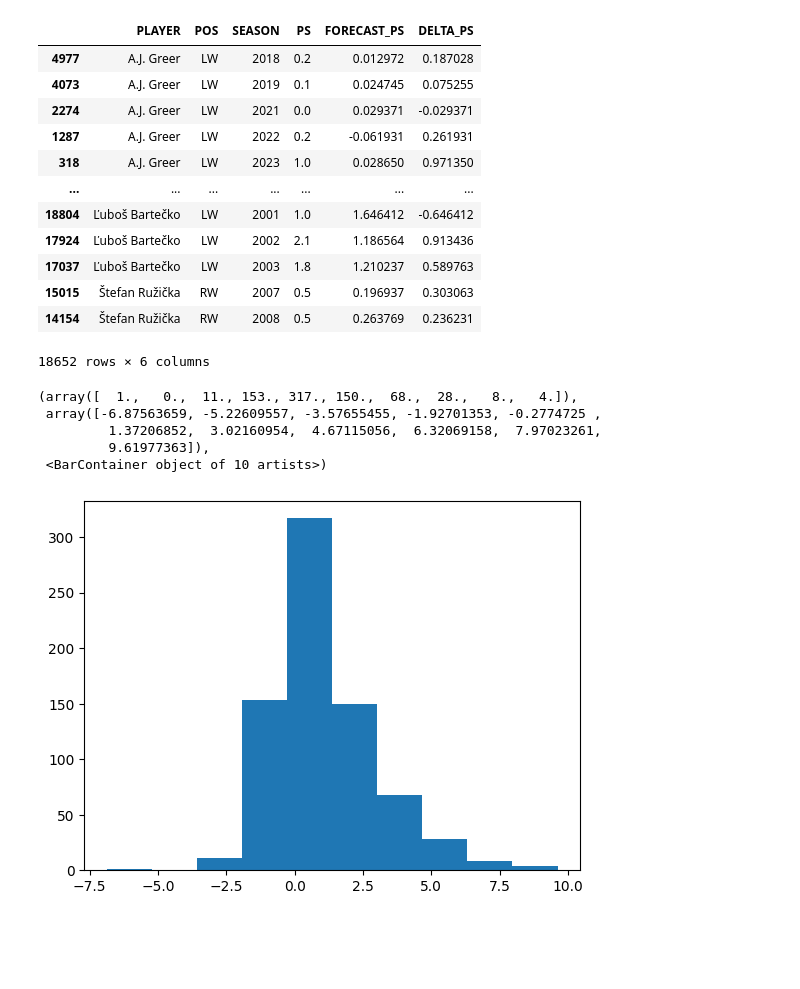
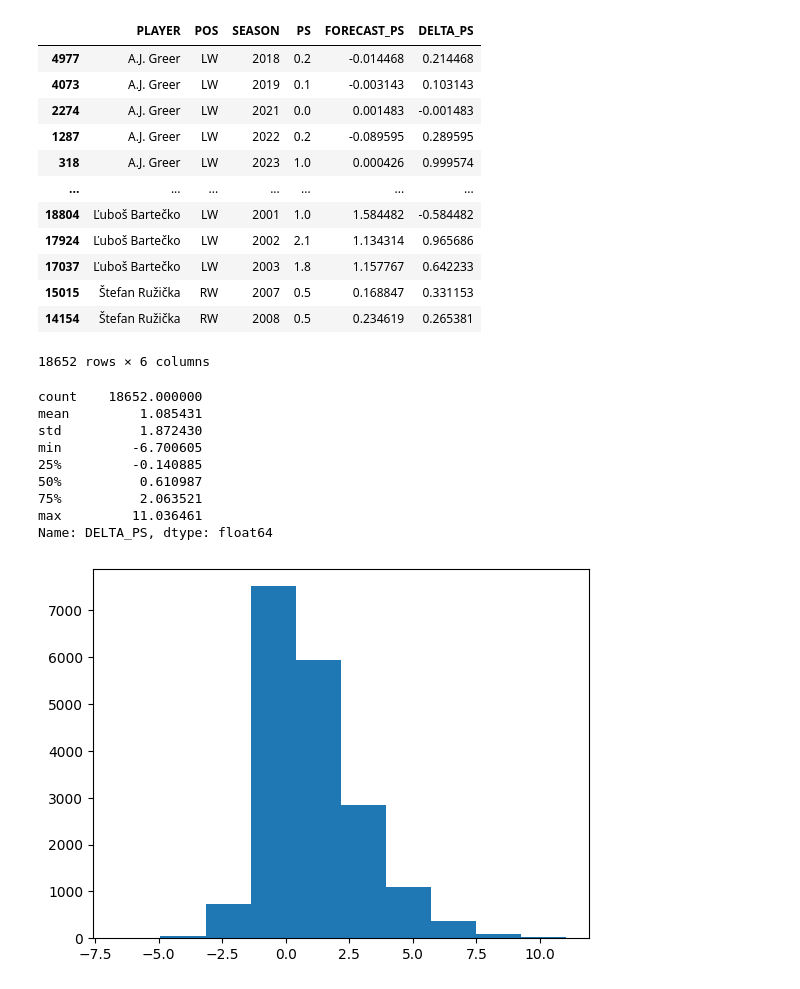
Before and after one commit to hinayatali9/MIE368_PROJECT, a Jupyter notebook: player_proj/tango_projection.ipynb, the cells around one changed output. Saved outputs shown, nothing was run; the diff lists cells and outputs as text; code cells hidden in the pictures; blank space fills up the shorter version.

```diff
--- a/player_proj/tango_projection.ipynb
+++ b/player_proj/tango_projection.ipynb
@@ -14,7 +14,7 @@ df_skaters['PS'] = df_skaters['PS'].astype('float64')
 weights = {1: 0.5, 2: 0.3, 3: 0.2}
 
 # Define the age adjustment factors (hypothetical)
-age_adjustment = {i: 1 - (i - 28) * 0.01 for i in range(18, 50)}
+age_adjustment = {i: 1 - (i - 26) * 0.01 for i in range(18, 50)}
 
 def calculate_weighted_ps(player_data: pd.DataFrame):
     # Calculate weighted point shares based on past three seasons
@@ -70,25 +70,29 @@ df_skaters['DELTA_PS'] = (df_skaters['PS'] - df_skaters['FORECAST_PS'])
 df_skaters[['PLAYER','POS','SEASON','PS','FORECAST_PS', 'DELTA_PS']]
 # %% [output]
 |  | PLAYER | POS | SEASON | PS | FORECAST_PS | DELTA_PS |
-| 4977 | A.J. Greer | LW | 2018 | 0.2 | 0.012972 | 0.187028 |
-| 4073 | A.J. Greer | LW | 2019 | 0.1 | 0.024745 | 0.075255 |
-| 2274 | A.J. Greer | LW | 2021 | 0.0 | 0.029371 | -0.029371 |
-| 1287 | A.J. Greer | LW | 2022 | 0.2 | -0.061931 | 0.261931 |
-| 318 | A.J. Greer | LW | 2023 | 1.0 | 0.028650 | 0.971350 |
+| 4977 | A.J. Greer | LW | 2018 | 0.2 | -0.014468 | 0.214468 |
+| 4073 | A.J. Greer | LW | 2019 | 0.1 | -0.003143 | 0.103143 |
+| 2274 | A.J. Greer | LW | 2021 | 0.0 | 0.001483 | -0.001483 |
+| 1287 | A.J. Greer | LW | 2022 | 0.2 | -0.089595 | 0.289595 |
+| 318 | A.J. Greer | LW | 2023 | 1.0 | 0.000426 | 0.999574 |
 | ... | ... | ... | ... | ... | ... | ... |
-| 18804 | Ľuboš Bartečko | LW | 2001 | 1.0 | 1.646412 | -0.646412 |
-| 17924 | Ľuboš Bartečko | LW | 2002 | 2.1 | 1.186564 | 0.913436 |
-| 17037 | Ľuboš Bartečko | LW | 2003 | 1.8 | 1.210237 | 0.589763 |
-| 15015 | Štefan Ružička | RW | 2007 | 0.5 | 0.196937 | 0.303063 |
-| 14154 | Štefan Ružička | RW | 2008 | 0.5 | 0.263769 | 0.236231 |
+| 18804 | Ľuboš Bartečko | LW | 2001 | 1.0 | 1.584482 | -0.584482 |
+| 17924 | Ľuboš Bartečko | LW | 2002 | 2.1 | 1.134314 | 0.965686 |
+| 17037 | Ľuboš Bartečko | LW | 2003 | 1.8 | 1.157767 | 0.642233 |
+| 15015 | Štefan Ružička | RW | 2007 | 0.5 | 0.168847 | 0.331153 |
+| 14154 | Štefan Ružička | RW | 2008 | 0.5 | 0.234619 | 0.265381 |
 18652 rows × 6 columns
 # %%
 plt.hist(df_skaters['DELTA_PS'])
-plt.hist(df_skaters_small_reg['DELTA_PS'])
+df_skaters['DELTA_PS'].describe()
 # %% [output]
-(array([  1.,   0.,  11., 153., 317., 150.,  68.,  28.,   8.,   4.]),
- array([-6.87563659, -5.22609557, -3.57655455, -1.92701353, -0.2774725 ,
-         1.37206852,  3.02160954,  4.67115056,  6.32069158,  7.97023261,
-         9.61977363]),
- <BarContainer object of 10 artists>)
+count    18652.000000
+mean         1.085431
+std          1.872430
+min         -6.700605
+25%         -0.140885
+50%          0.610987
+75%          2.063521
+max         11.036461
+Name: DELTA_PS, dtype: float64
-[figure, old version]
+[figure, new version]
```
Also changed, not shown: parts of 3 cells of this notebook, 2 other files.
